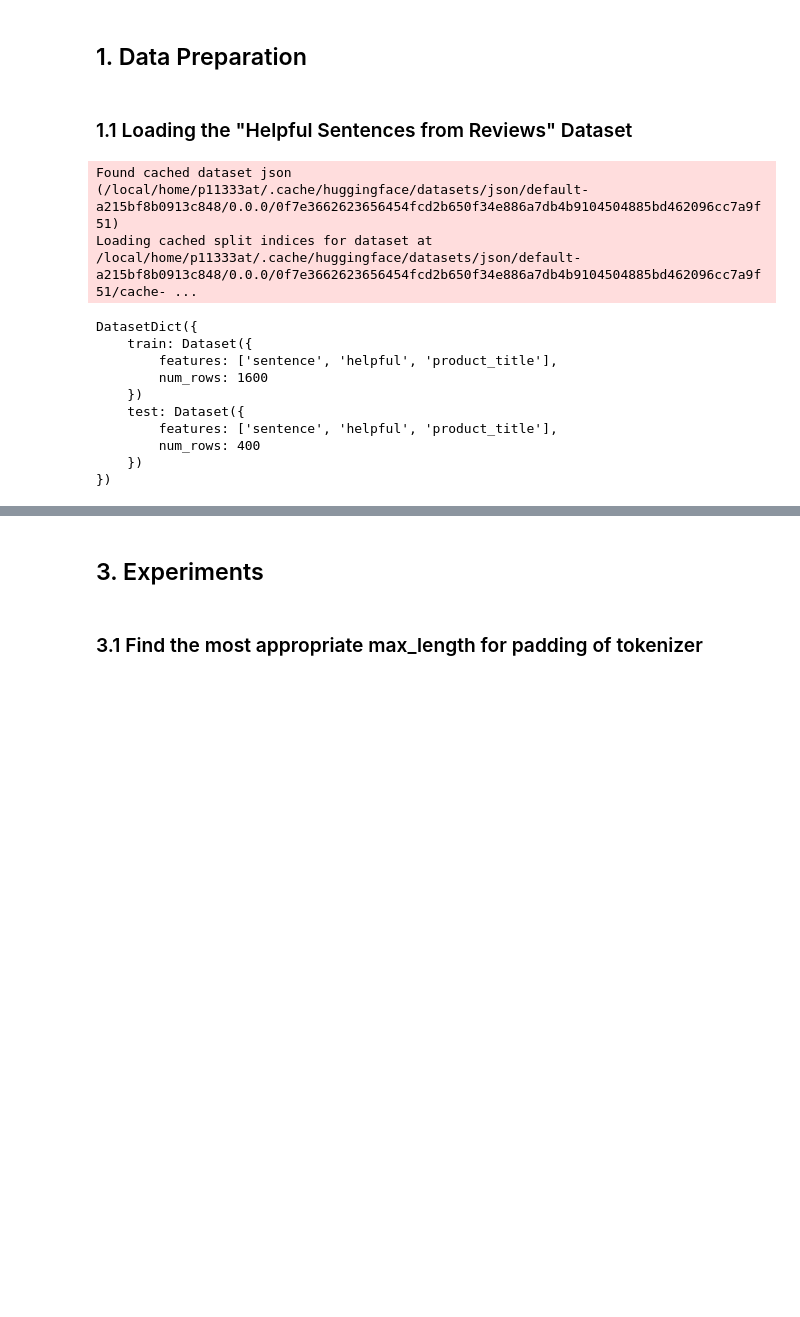
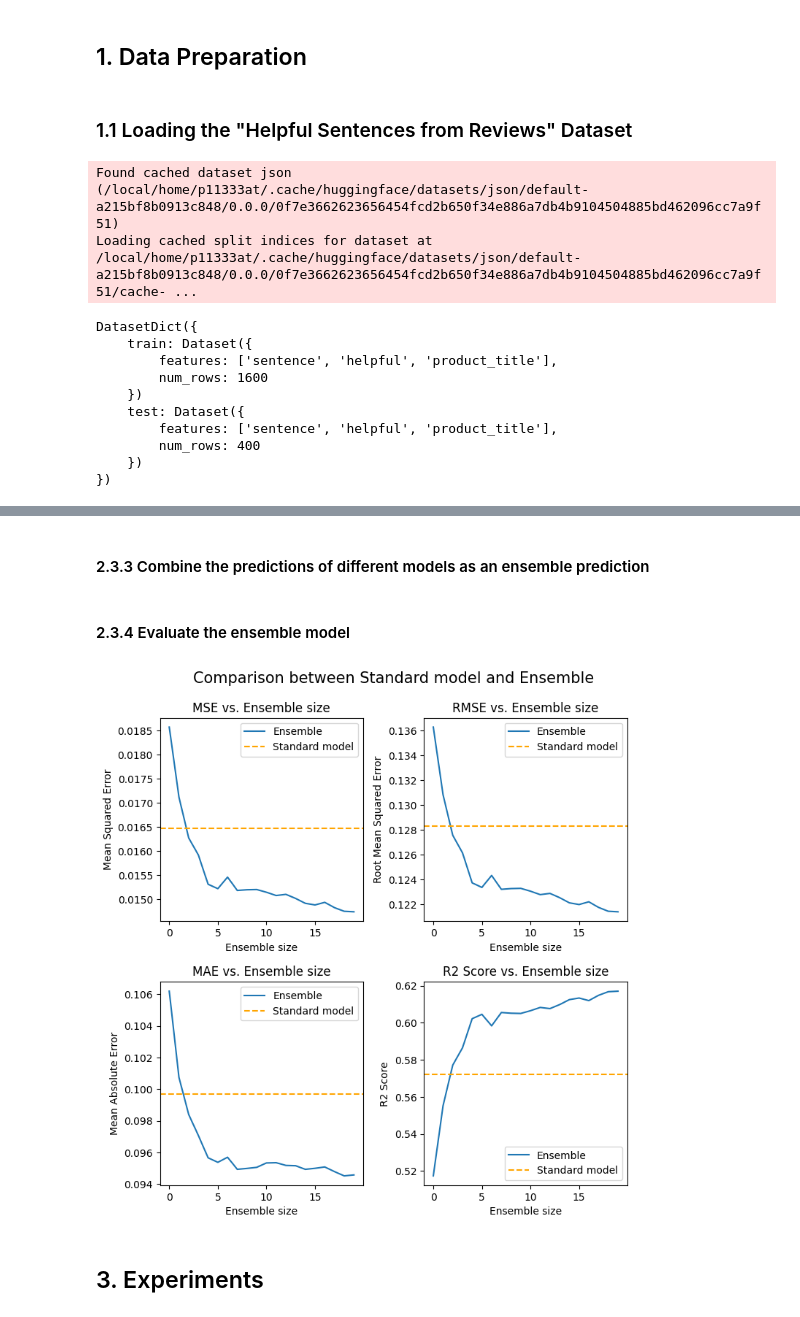
Before and after one commit to jim181412/NLUProject, a Jupyter notebook: helpfulness_classification.ipynb, the cells around one changed output, grey strips where cells are left out. Cells and saved outputs as stored; diff of their text form; code cells hidden in the pictures; blank space fills up the shorter version.

```diff
--- a/helpfulness_classification.ipynb
+++ b/helpfulness_classification.ipynb
@@ -137,0 +289,3 @@ Model config DistilBertConfig {
+# %%
+ensemble_size = 20
+ensemble_checkpoint_path = '/local/home/p11333at/nlu/ensemble/'
@@ -138,4 +441,65 @@ Model config DistilBertConfig {
+# %% [markdown]
+#### 2.3.3 Combine the predictions of different models as an ensemble prediction
+# %%
+true = tokenized_dataset["test"]["labels"].cpu().numpy()
+
+# Calculate the prediction of ensembles with different size
+ensemble_prediction_list = []
+for i in range(ensemble_size):
+    ensemble_predictions = np.mean(prediction_list[:i+1], axis=0).squeeze()
+    ensemble_prediction_list.append(ensemble_predictions)
+ensemble_prediction_list = np.array(ensemble_prediction_list)
+
+# Collect the metrics for each ensemble member
+ensemble_metric_dict = {"mse": [], "rmse": [], "mae": [], "r2": [], "smape": []}
+for pred in ensemble_prediction_list:
+    single_metric = compute_metrics_for_regression((pred, true))
+    for key in ensemble_metric_dict:
+        ensemble_metric_dict[key].append(single_metric[key])
+# %% [markdown]
+#### 2.3.4 Evaluate the ensemble model
+# %%
+fig, axs = plt.subplots(2, 2, figsize=(8, 8))
+
+axs[0, 0].plot(np.arange(ensemble_size), ensemble_metric_dict["mse"], label='Ensemble')
+axs[0, 0].axhline(y=single_model_metrics["test_mse"], color='orange', linestyle='--', label='Standard model')
+axs[0, 0].set_xlabel('Ensemble size')
+axs[0, 0].set_ylabel('Mean Squared Error')
+axs[0, 0].set_title('MSE vs. Ensemble size')
+axs[0, 0].legend()
+
+
+axs[0, 1].plot(np.arange(ensemble_size), ensemble_metric_dict["rmse"], label='Ensemble')
+axs[0, 1].axhline(y=single_model_metrics["test_rmse"], color='orange', linestyle='--', label='Standard model')
+axs[0, 1].set_xlabel('Ensemble size')
+axs[0, 1].set_ylabel('Root Mean Squared Error')
+axs[0, 1].set_title('RMSE vs. Ensemble size')
+axs[0, 1].legend()
+
+
+axs[1, 0].plot(np.arange(ensemble_size), ensemble_metric_dict["mae"], label='Ensemble')
+axs[1, 0].axhline(y=single_model_metrics["test_mae"], color='orange', linestyle='--', label='Standard model')
+axs[1, 0].set_xlabel('Ensemble size')
+axs[1, 0].set_ylabel('Mean Absolute Error')
+axs[1, 0].set_title('MAE vs. Ensemble size')
+axs[1, 0].legend()
+
+
+axs[1, 1].plot(np.arange(ensemble_size), ensemble_metric_dict["r2"], label='Ensemble')
+axs[1, 1].axhline(y=single_model_metrics["test_r2"], color='orange', linestyle='--', label='Standard model')
+axs[1, 1].set_xlabel('Ensemble size')
+axs[1, 1].set_ylabel('R2 Score')
+axs[1, 1].set_title('R2 Score vs. Ensemble size')
+axs[1, 1].legend()
+
+
+plt.suptitle('Comparison between Standard model and Ensemble', fontsize=15)
+# Adjust the spacing between subplots
+plt.subplots_adjust(left=0.1, right=0.9, bottom=0.1, top=0.9, wspace=0.3, hspace=0.3)
+
+# Show the figure
+plt.show()
+# %% [output]
+[figure, added]
 # %% [markdown]
 ## 3. Experiments
-# %% [markdown]
-### 3.1 Find the most appropriate max_length for padding of tokenizer
```
Also changed, not shown: parts of 70 cells of this notebook.
